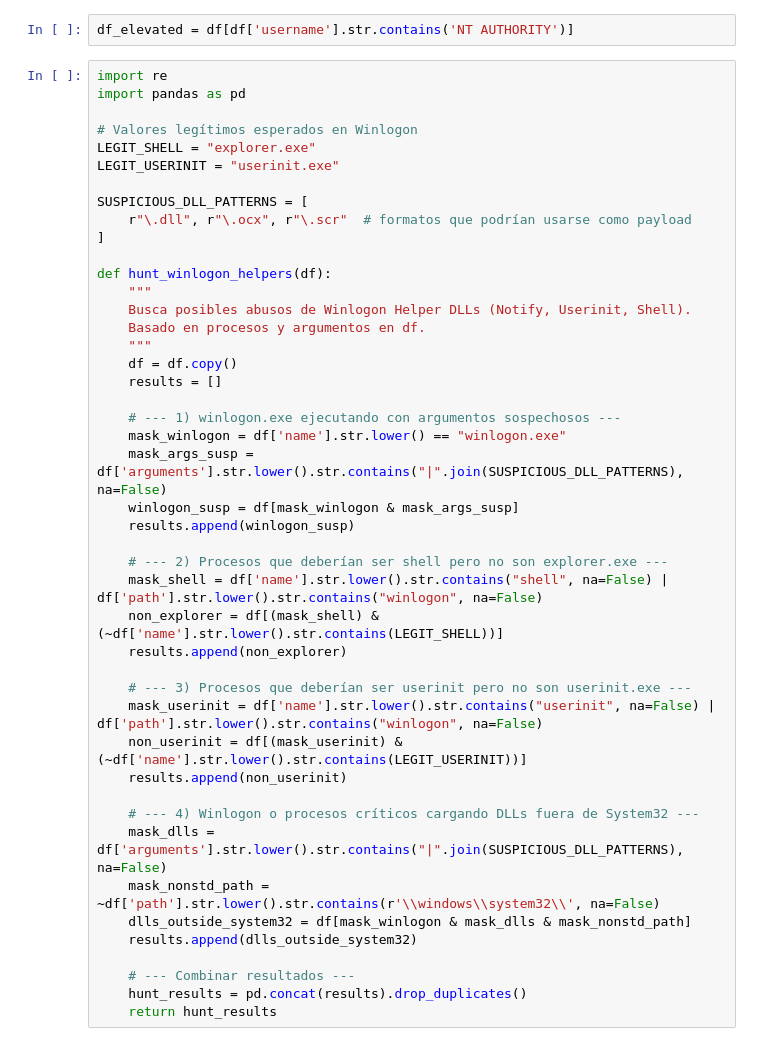
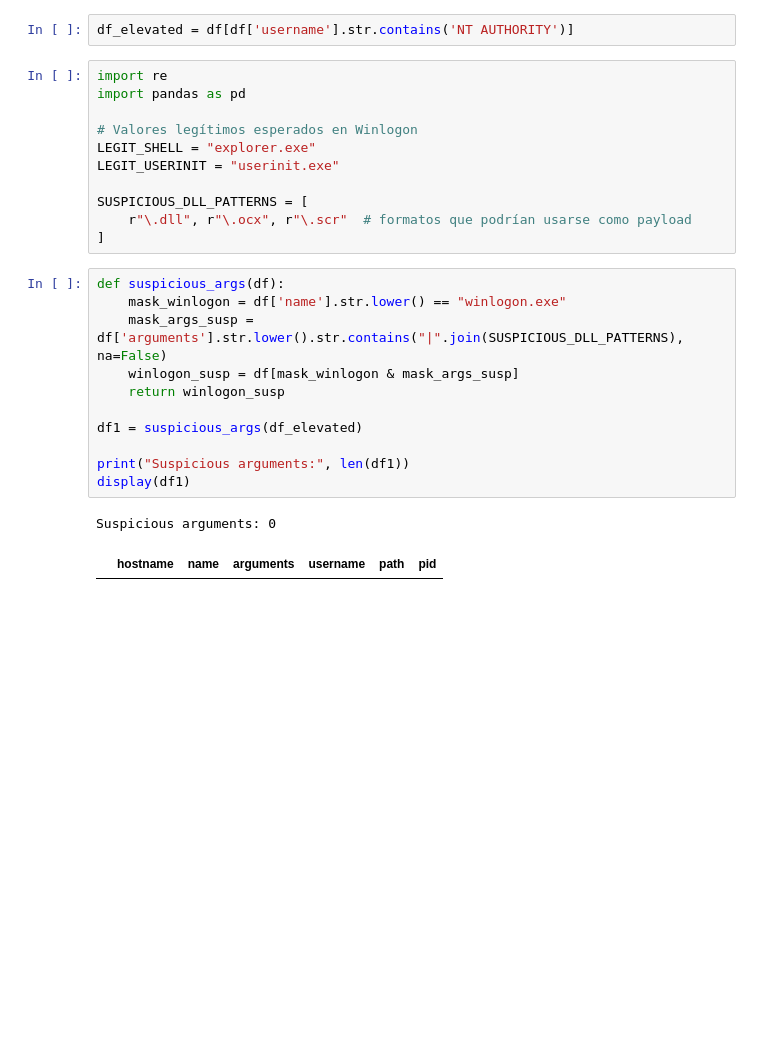
Before and after one commit to ValentinAvram/mosse_institute, a Jupyter notebook: Threat Hunting/hunt_DLLs.ipynb, the cells around one changed output. Saved outputs shown, nothing was run; the diff lists cells and outputs as text; blank space fills up the shorter version.

```diff
--- a/Threat Hunting/hunt_DLLs.ipynb
+++ b/Threat Hunting/hunt_DLLs.ipynb
@@ -42,37 +42,17 @@ LEGIT_USERINIT = "userinit.exe"
 SUSPICIOUS_DLL_PATTERNS = [
     r"\.dll", r"\.ocx", r"\.scr"  # formatos que podrían usarse como payload
 ]
-
-def hunt_winlogon_helpers(df):
-    """
-    Busca posibles abusos de Winlogon Helper DLLs (Notify, Userinit, Shell).
-    Basado en procesos y argumentos en df.
-    """
-    df = df.copy()
-    results = []
-
-    # --- 1) winlogon.exe ejecutando con argumentos sospechosos ---
-    mask_winlogon = df['name'].str.lower() == "winlogon.exe"
-    mask_args_susp = df['arguments'].str.lower().str.contains("|".join(SUSPICIOUS_DLL_PATTERNS), na=False)
-    winlogon_susp = df[mask_winlogon & mask_args_susp]
-    results.append(winlogon_susp)
-
-    # --- 2) Procesos que deberían ser shell pero no son explorer.exe ---
-    mask_shell = df['name'].str.lower().str.contains("shell", na=False) | df['path'].str.lower().str.contains("winlogon", na=False)
-    non_explorer = df[(mask_shell) & (~df['name'].str.lower().str.contains(LEGIT_SHELL))]
-    results.append(non_explorer)
-
-    # --- 3) Procesos que deberían ser userinit pero no son userinit.exe ---
-    mask_userinit = df['name'].str.lower().str.contains("userinit", na=False) | df['path'].str.lower().str.contains("winlogon", na=False)
-    non_userinit = df[(mask_userinit) & (~df['name'].str.lower().str.contains(LEGIT_USERINIT))]
-    results.append(non_userinit)
-
-    # --- 4) Winlogon o procesos críticos cargando DLLs fuera de System32 ---
-    mask_dlls = df['arguments'].str.lower().str.contains("|".join(SUSPICIOUS_DLL_PATTERNS), na=False)
-    mask_nonstd_path = ~df['path'].str.lower().str.contains(r'\\windows\\system32\\', na=False)
-    dlls_outside_system32 = df[mask_winlogon & mask_dlls & mask_nonstd_path]
-    results.append(dlls_outside_system32)
-
-    # --- Combinar resultados ---
-    hunt_results = pd.concat(results).drop_duplicates()
-    return hunt_results
+# %%
+def suspicious_args(df):
+    mask_winlogon = df['name'].str.lower() == "winlogon.exe"
+    mask_args_susp = df['arguments'].str.lower().str.contains("|".join(SUSPICIOUS_DLL_PATTERNS), na=False)
+    winlogon_susp = df[mask_winlogon & mask_args_susp]
+    return winlogon_susp
+
+df1 = suspicious_args(df_elevated)
+
+print("Suspicious arguments:", len(df1))
+display(df1)
+# %% [output]
+Suspicious arguments: 0
+|  | hostname | name | arguments | username | path | pid |
```
Also changed, not shown: parts of 3 cells of this notebook, 8 other files.
